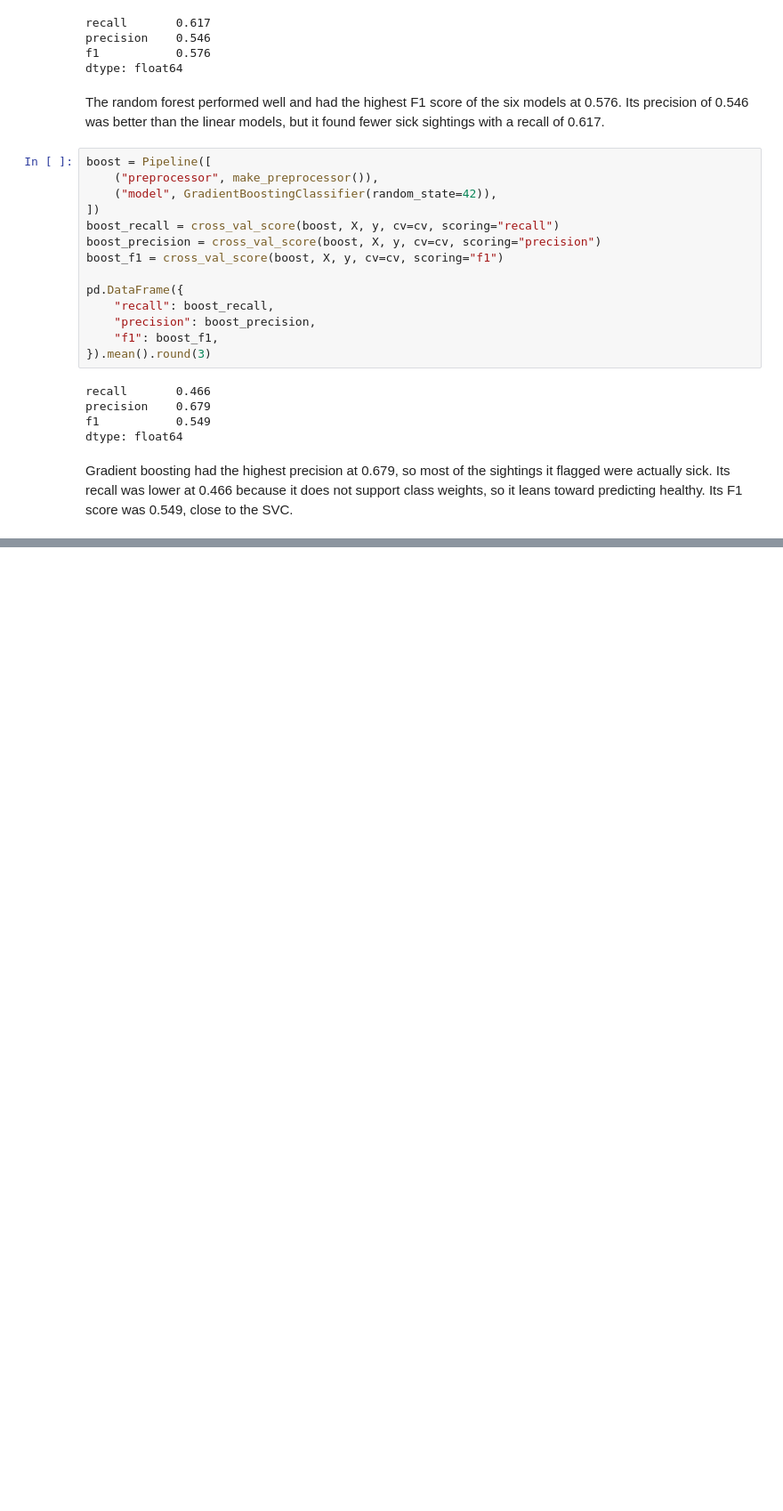
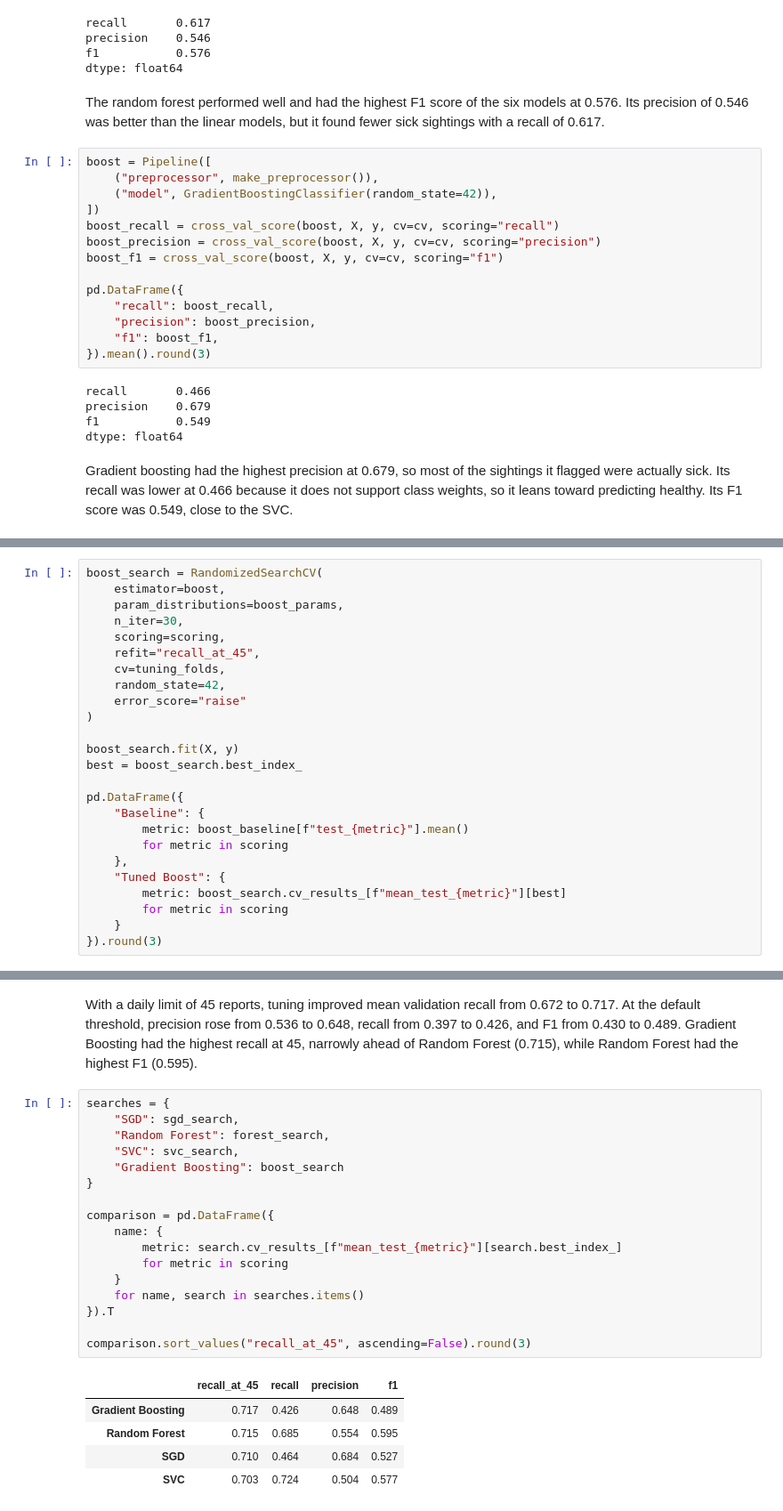
Before and after one commit to AJamell/Project2-NutosisMachineLearning, a Jupyter notebook: Nutosis - Training.ipynb, the cells around one changed output, grey strips where cells are left out. Shown at 89% size. Cells and saved outputs as stored; diff of their text form; blank space fills up the shorter version.

Commit message:
Tune four classifiers, evaluate the final random forest, and some present results

```diff
--- a/Nutosis - Training.ipynb
+++ b/Nutosis - Training.ipynb
@@ -143,0 +446,25 @@ Gradient boosting had the highest precision at 0.679, so most of the sightings i
+# %%
+boost_search = RandomizedSearchCV(
+    estimator=boost,
+    param_distributions=boost_params,
+    n_iter=30,
+    scoring=scoring,
+    refit="recall_at_45",
+    cv=tuning_folds,
+    random_state=42,
+    error_score="raise"
+)
+
+boost_search.fit(X, y)
+best = boost_search.best_index_
+
+pd.DataFrame({
+    "Baseline": {
+        metric: boost_baseline[f"test_{metric}"].mean()
+        for metric in scoring
+    },
+    "Tuned Boost": {
+        metric: boost_search.cv_results_[f"mean_test_{metric}"][best]
+        for metric in scoring
+    }
+}).round(3)
@@ -143,0 +477,25 @@ Gradient boosting had the highest precision at 0.679, so most of the sightings i
+# %% [markdown]
+With a daily limit of 45 reports, tuning improved mean validation recall from 0.672 to 0.717. At the default threshold, precision rose from 0.536 to 0.648, recall from 0.397 to 0.426, and F1 from 0.430 to 0.489. Gradient Boosting had the highest recall at 45, narrowly ahead of Random Forest (0.715), while Random Forest had the highest F1 (0.595).
+# %%
+searches = {
+    "SGD": sgd_search,
+    "Random Forest": forest_search,
+    "SVC": svc_search,
+    "Gradient Boosting": boost_search
+}
+
+comparison = pd.DataFrame({
+    name: {
+        metric: search.cv_results_[f"mean_test_{metric}"][search.best_index_]
+        for metric in scoring
+    }
+    for name, search in searches.items()
+}).T
+
+comparison.sort_values("recall_at_45", ascending=False).round(3)
+# %% [output]
+|  | recall_at_45 | recall | precision | f1 |
+| Gradient Boosting | 0.717 | 0.426 | 0.648 | 0.489 |
+| Random Forest | 0.715 | 0.685 | 0.554 | 0.595 |
+| SGD | 0.710 | 0.464 | 0.684 | 0.527 |
+| SVC | 0.703 | 0.724 | 0.504 | 0.577 |
```
Also changed, not shown: parts of 27 cells of this notebook, 4 other files.
